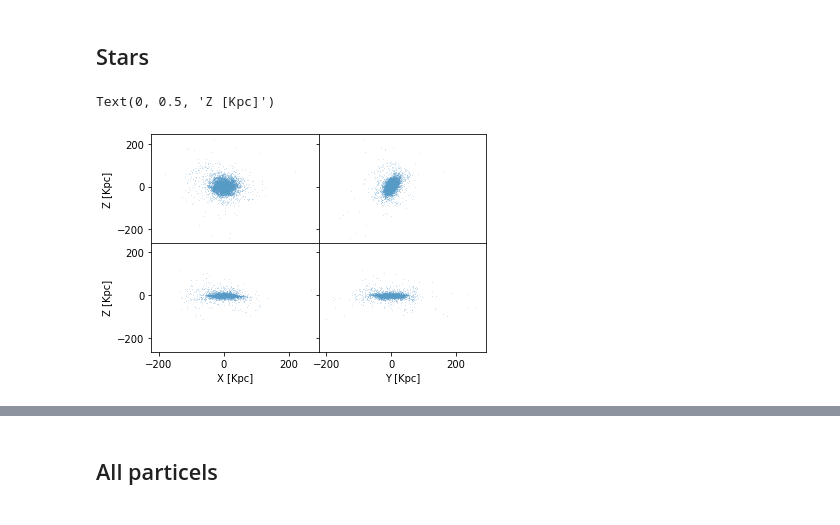
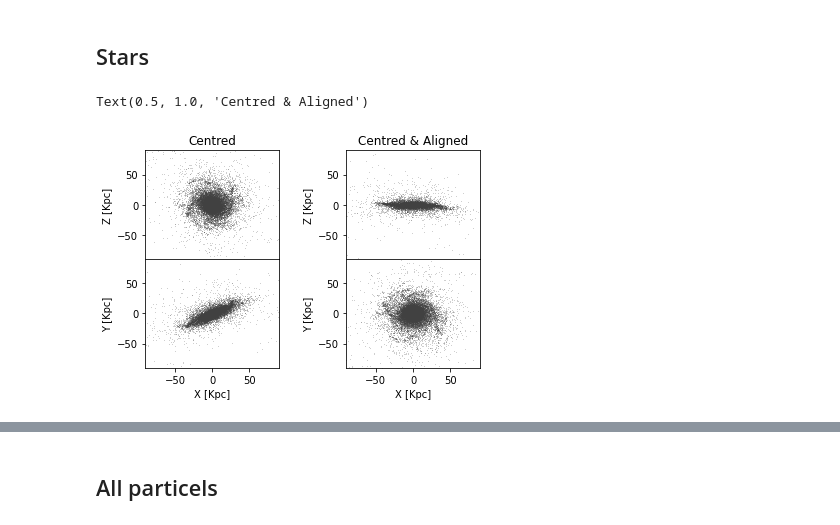
Before and after one commit to antotaverna/gchop_paper, a Jupyter notebook: xy_plane.ipynb, the cells around one changed output, grey strips where cells are left out. Drawn from its saved outputs; the diff is of its cells as text; code cells hidden in the pictures.

```diff
--- a/xy_plane.ipynb
+++ b/xy_plane.ipynb
@@ -14,6 +14,8 @@ gal = gchop.read_hdf5("../galaxy-chop/tests/datasets/gal394242.h5")
 # %%
 galc = gchop.center(gal)
-gal = gchop.star_align(gchop.center(gal))
+
+rvir=297.470
+gal = gchop.star_align(gchop.center(gal), r_cut= 0.1*rvir)
 # %%
 gal.to_dataframe()
 # %% [output]
@@ -35,19 +37,38 @@ gal.to_dataframe()
 # %% [markdown]
 ## Stars
 # %%
-fig, ((ax1, ax2), (ax3, ax4)) = plt.subplots(2, 2, sharex=True, sharey=True)
-fig.subplots_adjust(wspace=0, hspace=0)
-ax1 = galc.plot.scatter("x","z", alpha=.5, s=0.5, ptypes=['stars'], ax=ax1)
-ax2 = galc.plot.scatter("y","z", alpha=.5, s=0.5, ptypes=['stars'], ax=ax2)
-ax3 = gal.plot.scatter("x","z", alpha=.5, s=0.5, ptypes=['stars'],  ax=ax3)
-ax4 = gal.plot.scatter("y","z", alpha=.5, s=0.5, ptypes=['stars'],  ax=ax4)
+fig, ((ax1, ax2), (ax3, ax4)) = plt.subplots(2, 2, sharex=True,) # sharey=True)
+fig.subplots_adjust(wspace=0.5, hspace=0)
+
+#left
+ax1 = galc.plot.scatter("x","z", alpha=.5, s=0.5, ptypes=['stars'], color='black', ax=ax1)
+ax3 = galc.plot.scatter("x","y", alpha=.5, s=0.5, ptypes=['stars'], color='black', ax=ax3)
+#right
+ax2 = gal.plot.scatter("x","z", alpha=.5, s=0.5, ptypes=['stars'], color='black',  ax=ax2)
+ax4 = gal.plot.scatter("x","y", alpha=.5, s=0.5, ptypes=['stars'], color='black',  ax=ax4)
 #legend=False,
-ax4.set_xlabel('Y [Kpc]')
+ax4.set_xlabel('X [Kpc]')
 ax3.set_xlabel('X [Kpc]')
-ax3.set_ylabel('Z [Kpc]')
+ax3.set_ylabel('Y [Kpc]')
+ax4.set_ylabel('Y [Kpc]')
 ax1.set_ylabel('Z [Kpc]')
+ax2.set_ylabel('Z [Kpc]')
+
+limx=90.
+ax1.set_xlim(-limx,limx)
+ax2.set_xlim(-limx,limx)
+ax3.set_xlim(-limx,limx)
+ax4.set_xlim(-limx,limx)
+ax1.set_ylim(-limx,limx)
+ax2.set_ylim(-limx,limx)
+ax3.set_ylim(-limx,limx)
+ax4.set_ylim(-limx,limx)
+
+
+ax1.set_title('Centred')
+ax2.set_title('Centred & Aligned')
 
 #plt.savefig('gchop_plots/pos_plane_stars.png', dpi=100)
 # %% [output]
-Text(0, 0.5, 'Z [Kpc]')
+Text(0.5, 1.0, 'Centred & Aligned')
-[figure, old version]
+[figure, new version]
```
Also changed, not shown: parts of 13 cells of this notebook, 6 other files.
